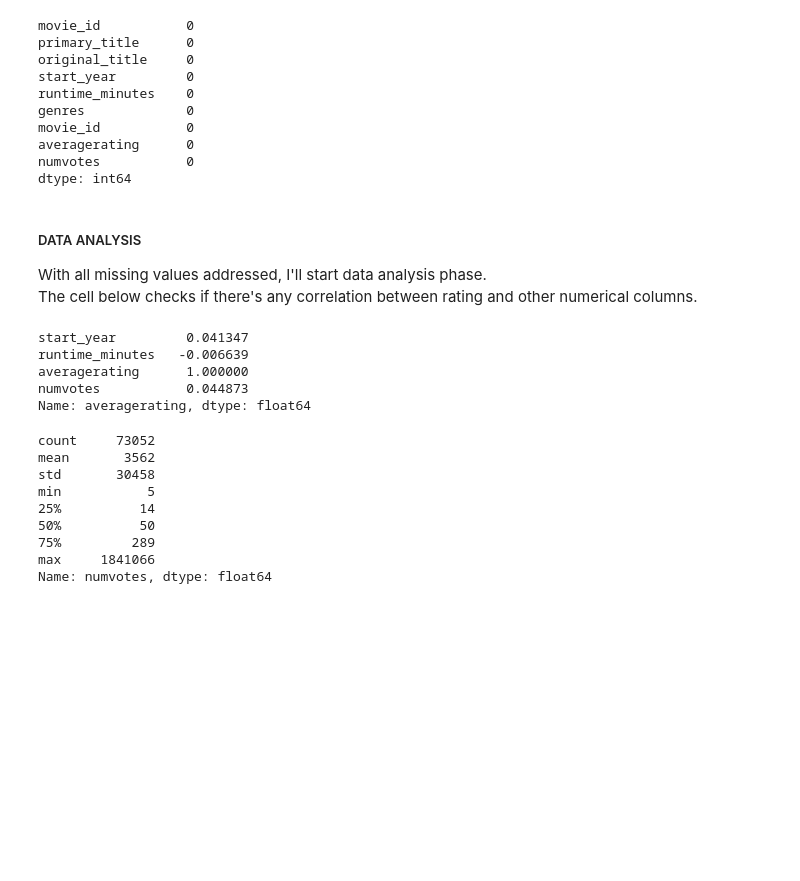
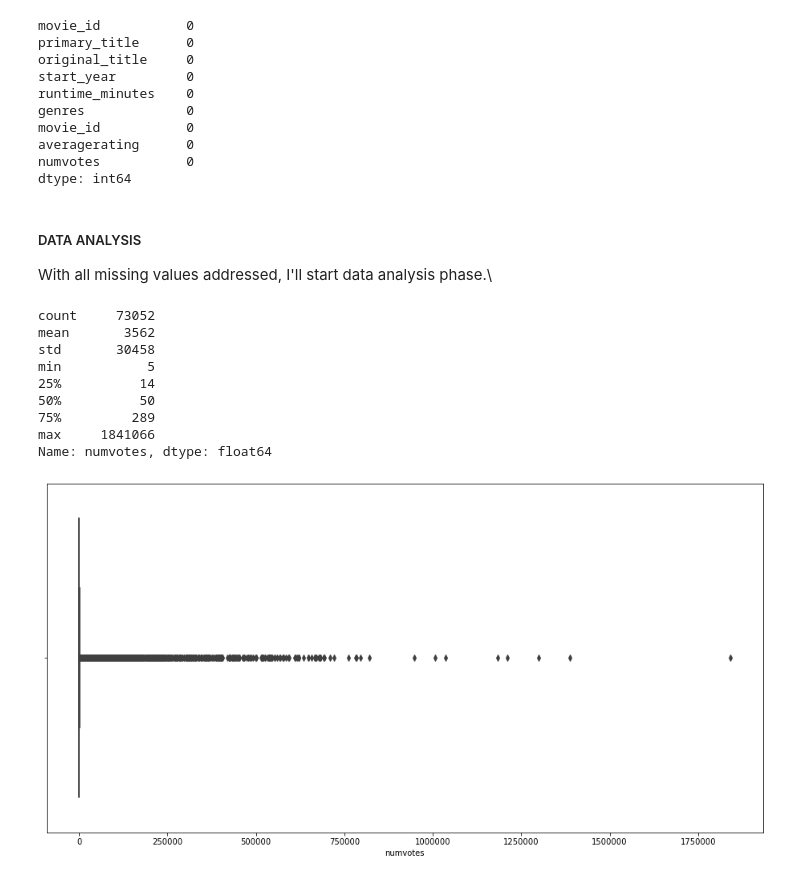
Before and after one commit to joakimTI/MOVIE-STUDIO-DATA-ANALYSIS, a Jupyter notebook: student.ipynb, the cells around one changed output. Cells and saved outputs as stored; diff of their text form; code cells hidden in the pictures; blank space fills up the shorter version.

Commit message:
Addressing skewed number of votes column

```diff
--- a/student.ipynb
+++ b/student.ipynb
@@ -337,26 +337,22 @@ dtype: int64
 # %% [markdown]
 ##### DATA ANALYSIS
 With all missing values addressed, I'll start data analysis phase.\
-The cell below checks if there's any correlation between rating and other numerical columns.
-# %%
-movies_df.corr()['averagerating']
-# %% [output]
-start_year         0.041347
-runtime_minutes   -0.006639
-averagerating      1.000000
-numvotes           0.044873
-Name: averagerating, dtype: float64
-# %%
-# Set the float_format option to the custom formatting function
-pd.options.display.float_format = '{:.0f}'.format
-movies_df['numvotes'].describe()
-# %% [output]
-count     73052
-mean       3562
-std       30458
-min           5
-25%          14
-50%          50
-75%         289
-max     1841066
-Name: numvotes, dtype: float64
+# %%
+# Show large float as plain number instead of scientific notation
+pd.options.display.float_format = '{:.0f}'.format
+print(movies_df['numvotes'].describe())
+plt.figure(figsize = (16,8))
+plt.ticklabel_format(useOffset=False, style='plain')
+sns.boxplot(x=movies_df['numvotes'])
+plt.show()
+# %% [output]
+count     73052
+mean       3562
+std       30458
+min           5
+25%          14
+50%          50
+75%         289
+max     1841066
+Name: numvotes, dtype: float64
+[figure, added]
```
Also changed, not shown: parts of 3 cells of this notebook.
